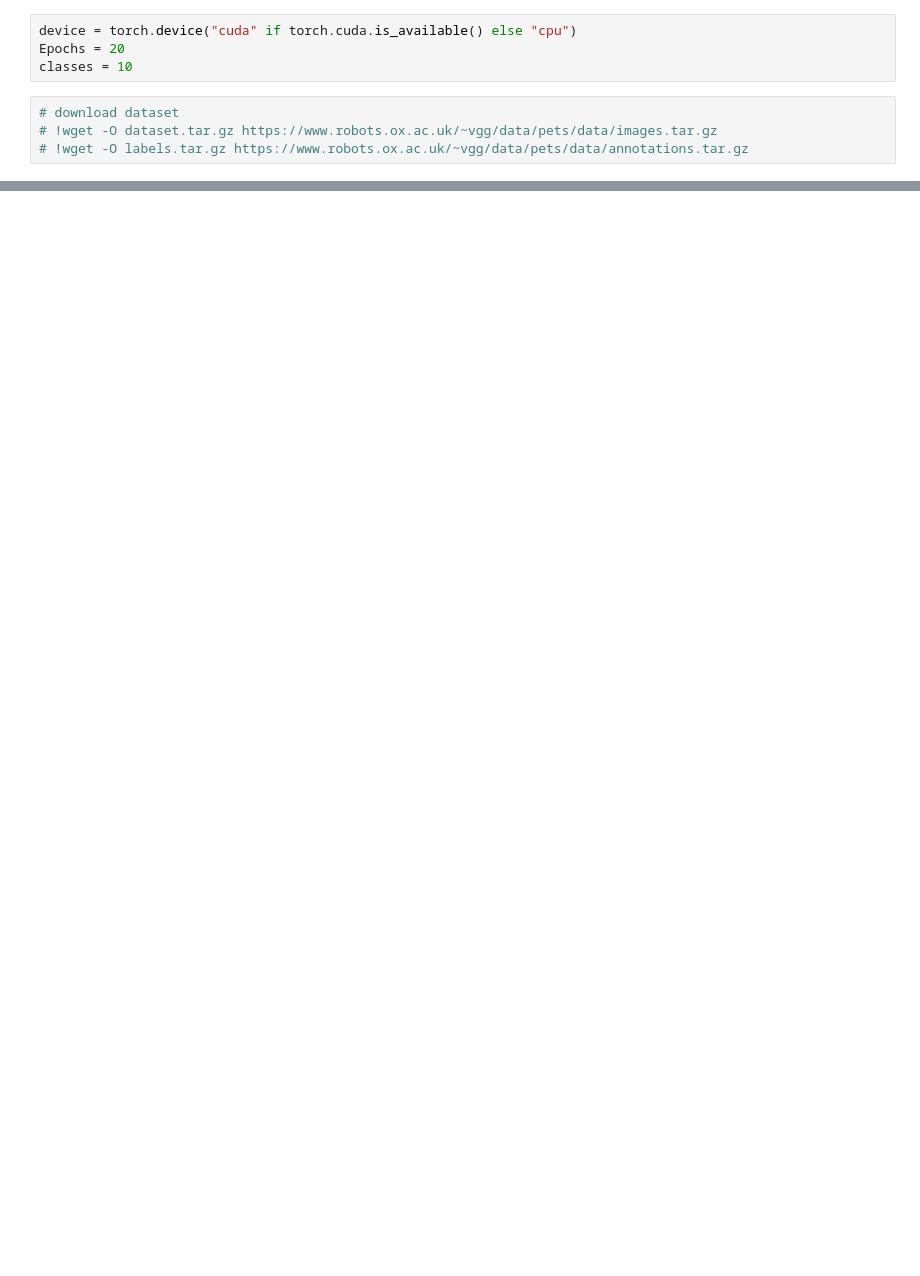
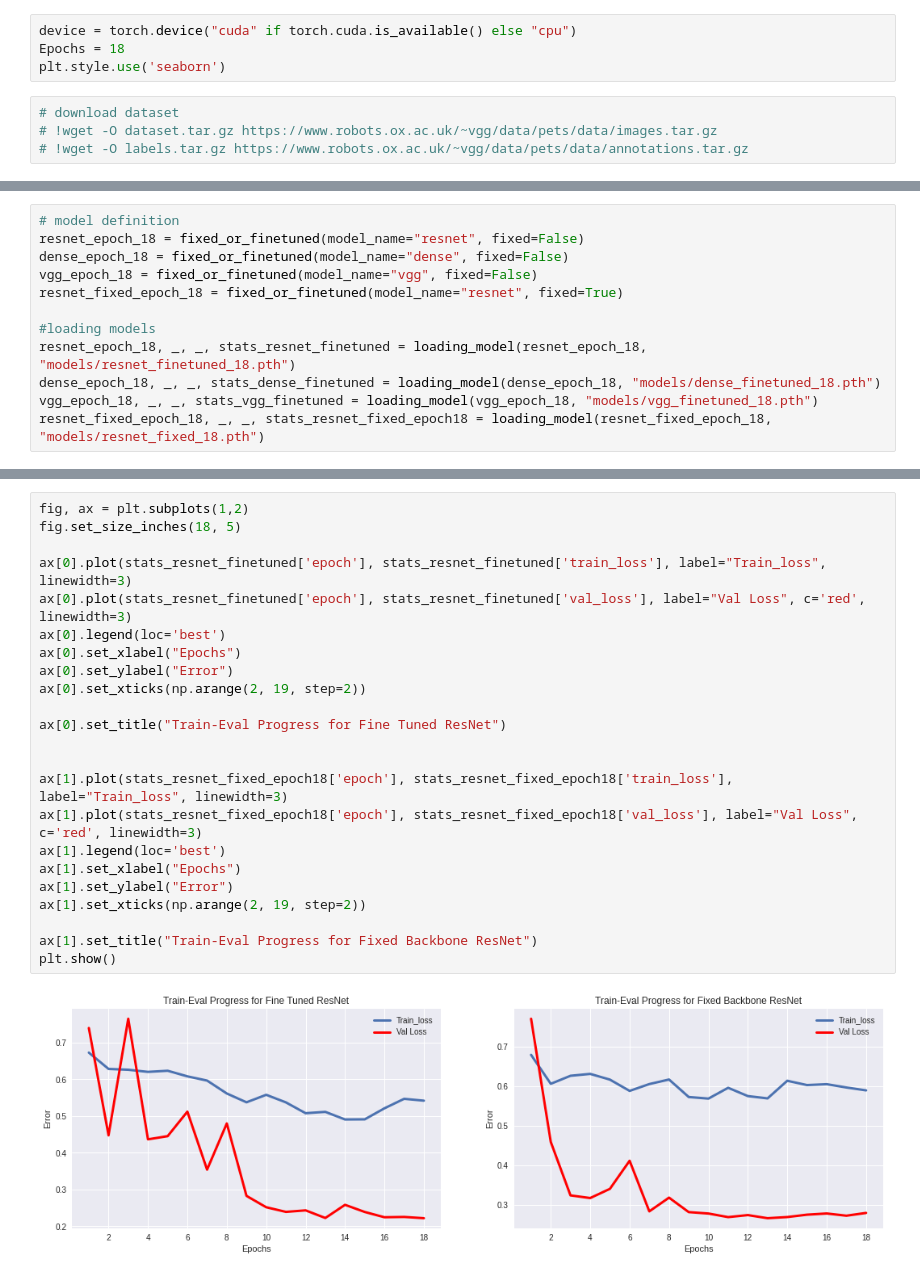
Before and after one commit to vardeep-sandhu/CudaLab, a Jupyter notebook: Sheet04/Sheet04.ipynb, the cells around one changed output, grey strips where cells are left out. Cells and saved outputs as stored; diff of their text form; blank space fills up the shorter version.

```diff
--- a/Sheet04/Sheet04.ipynb
+++ b/Sheet04/Sheet04.ipynb
@@ -19,7 +19,7 @@ from skimage import io
 # %%
 device = torch.device("cuda" if torch.cuda.is_available() else "cpu")
-Epochs = 20
-classes = 10
+Epochs = 18
+plt.style.use('seaborn')
 # %%
 # download dataset
 # !wget -O dataset.tar.gz https://www.robots.ox.ac.uk/~vgg/data/pets/data/images.tar.gz
@@ -236,0 +426,12 @@ Training completed
+# %%
+# model definition
+resnet_epoch_18 = fixed_or_finetuned(model_name="resnet", fixed=False)
+dense_epoch_18 = fixed_or_finetuned(model_name="dense", fixed=False)
+vgg_epoch_18 = fixed_or_finetuned(model_name="vgg", fixed=False)
+resnet_fixed_epoch_18 = fixed_or_finetuned(model_name="resnet", fixed=True)
+
+#loading models
+resnet_epoch_18, _, _, stats_resnet_finetuned = loading_model(resnet_epoch_18, "models/resnet_finetuned_18.pth")
+dense_epoch_18, _, _, stats_dense_finetuned = loading_model(dense_epoch_18, "models/dense_finetuned_18.pth")
+vgg_epoch_18, _, _, stats_vgg_finetuned = loading_model(vgg_epoch_18, "models/vgg_finetuned_18.pth")
+resnet_fixed_epoch_18, _, _, stats_resnet_fixed_epoch18 = loading_model(resnet_fixed_epoch_18, "models/resnet_fixed_18.pth")
@@ -236,0 +483,25 @@ Training completed
+# %%
+fig, ax = plt.subplots(1,2)
+fig.set_size_inches(18, 5)
+
+ax[0].plot(stats_resnet_finetuned['epoch'], stats_resnet_finetuned['train_loss'], label="Train_loss", linewidth=3)
+ax[0].plot(stats_resnet_finetuned['epoch'], stats_resnet_finetuned['val_loss'], label="Val Loss", c='red', linewidth=3)
+ax[0].legend(loc='best')
+ax[0].set_xlabel("Epochs")
+ax[0].set_ylabel("Error")
+ax[0].set_xticks(np.arange(2, 19, step=2))
+
+ax[0].set_title("Train-Eval Progress for Fine Tuned ResNet")
+
+
+ax[1].plot(stats_resnet_fixed_epoch18['epoch'], stats_resnet_fixed_epoch18['train_loss'], label="Train_loss", linewidth=3)
+ax[1].plot(stats_resnet_fixed_epoch18['epoch'], stats_resnet_fixed_epoch18['val_loss'], label="Val Loss", c='red', linewidth=3)
+ax[1].legend(loc='best')
+ax[1].set_xlabel("Epochs")
+ax[1].set_ylabel("Error")
+ax[1].set_xticks(np.arange(2, 19, step=2))
+
+ax[1].set_title("Train-Eval Progress for Fixed Backbone ResNet")
+plt.show()
+# %% [output]
+[figure, added]
```
Also changed, not shown: parts of 34 cells of this notebook.
